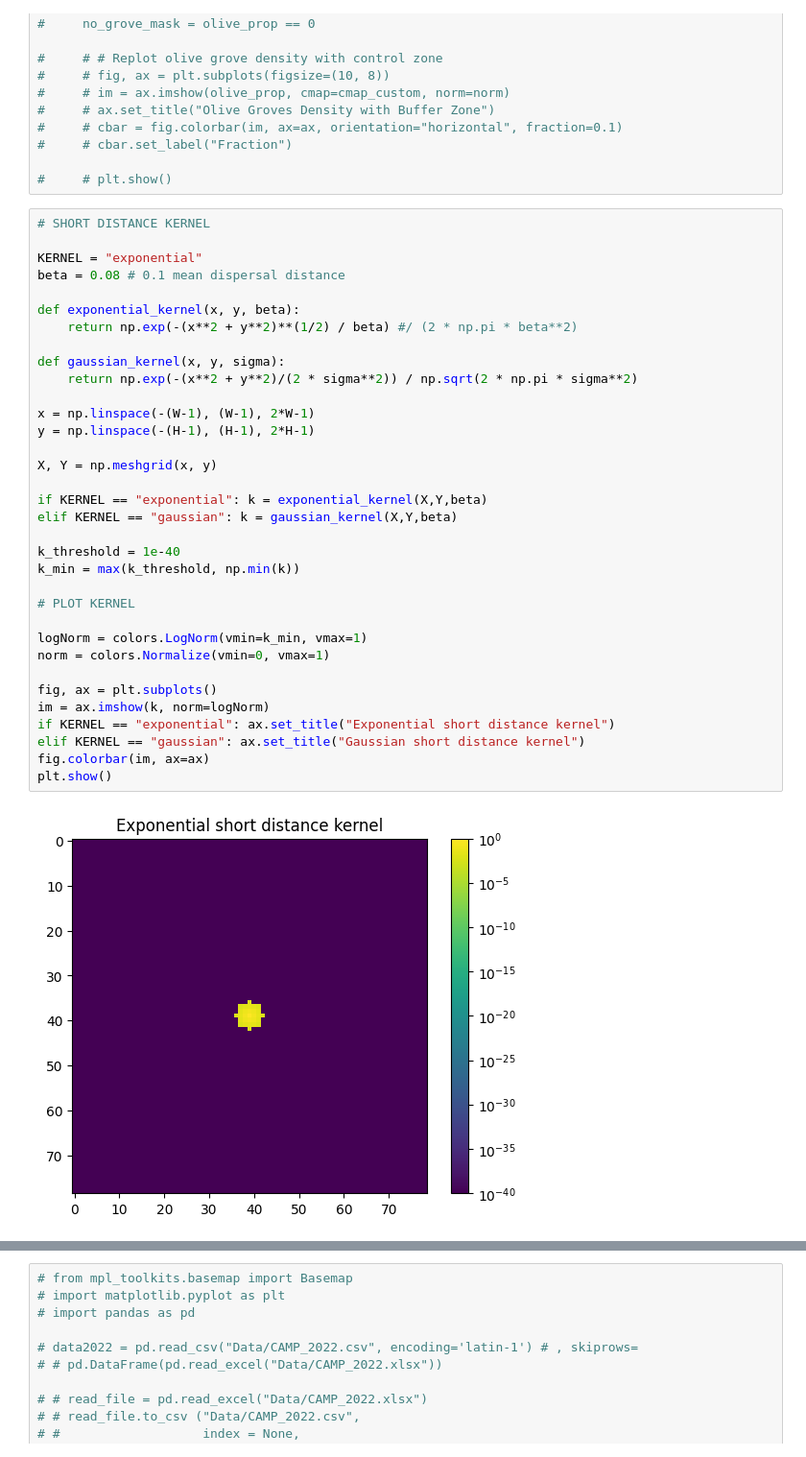
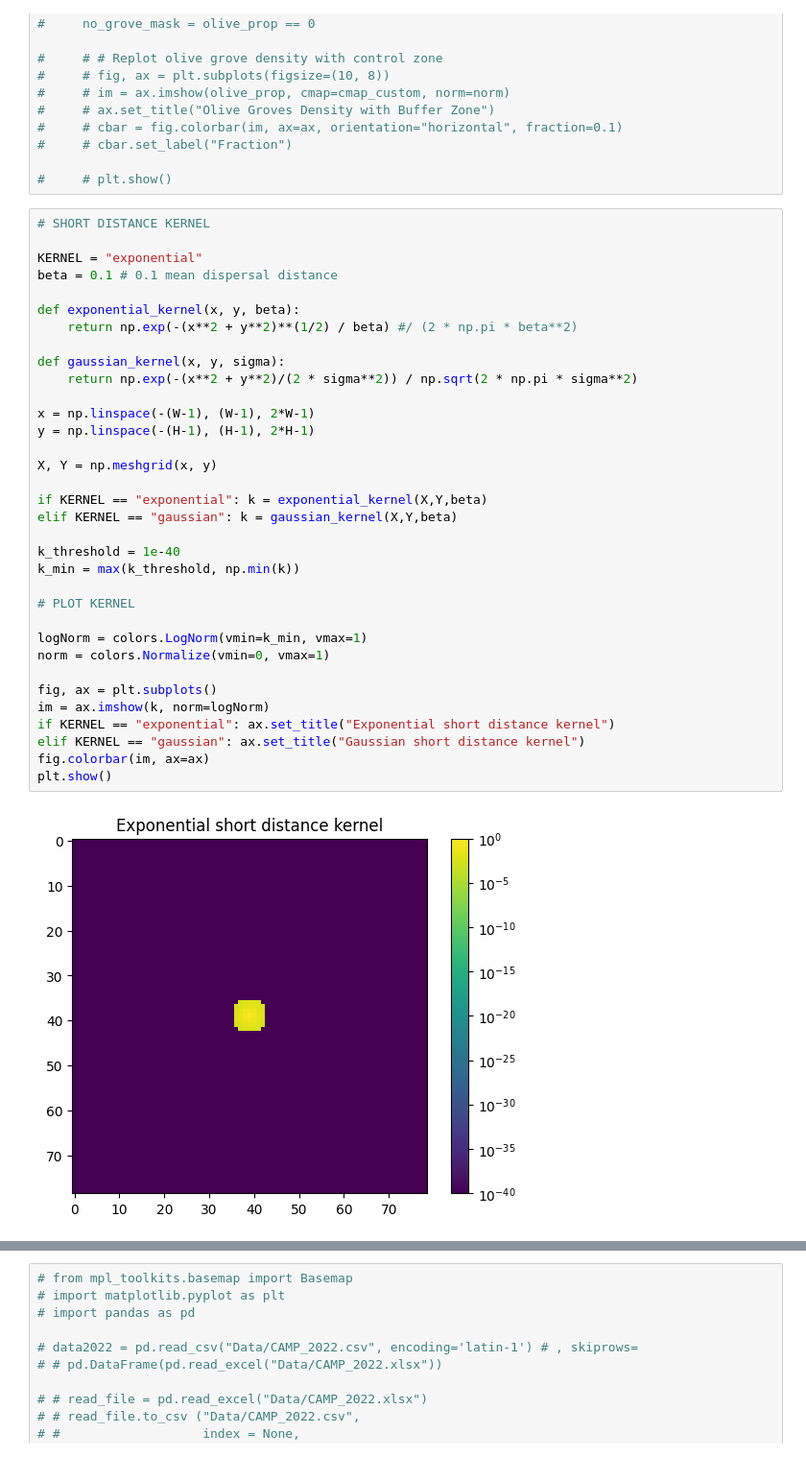
Before and after one commit to LeonMengoni/Xylella-Fastidiosa, a Jupyter notebook: Xylella.ipynb, the cells around one changed output, grey strips where cells are left out. Shown at 96% size. Cells and saved outputs as stored; diff of their text form.

```diff
--- a/Xylella.ipynb
+++ b/Xylella.ipynb
@@ -117,38 +117,38 @@ plt.show()
 # SHORT DISTANCE KERNEL
 
 KERNEL = "exponential"
-beta = 0.08 # 0.1 mean dispersal distance
+beta = 0.1 # 0.1 mean dispersal distance
 
 def exponential_kernel(x, y, beta):
     return np.exp(-(x**2 + y**2)**(1/2) / beta) #/ (2 * np.pi * beta**2)
 
 def gaussian_kernel(x, y, sigma):
     return np.exp(-(x**2 + y**2)/(2 * sigma**2)) / np.sqrt(2 * np.pi * sigma**2)
 
 x = np.linspace(-(W-1), (W-1), 2*W-1)
 y = np.linspace(-(H-1), (H-1), 2*H-1)
 
 X, Y = np.meshgrid(x, y)
 
 if KERNEL == "exponential": k = exponential_kernel(X,Y,beta)
 elif KERNEL == "gaussian": k = gaussian_kernel(X,Y,beta)
 
 k_threshold = 1e-40
 k_min = max(k_threshold, np.min(k))
 
 # PLOT KERNEL
 
 logNorm = colors.LogNorm(vmin=k_min, vmax=1)
 norm = colors.Normalize(vmin=0, vmax=1)
 
 fig, ax = plt.subplots()
 im = ax.imshow(k, norm=logNorm)
 if KERNEL == "exponential": ax.set_title("Exponential short distance kernel")
 elif KERNEL == "gaussian": ax.set_title("Gaussian short distance kernel")
 fig.colorbar(im, ax=ax)
 plt.show()
 # %% [output]
-[figure, old version]
+[figure, new version]
 # %%
 # SET MODEL PARAMETERS
 
```
Also changed, not shown: parts of 5 cells of this notebook.
